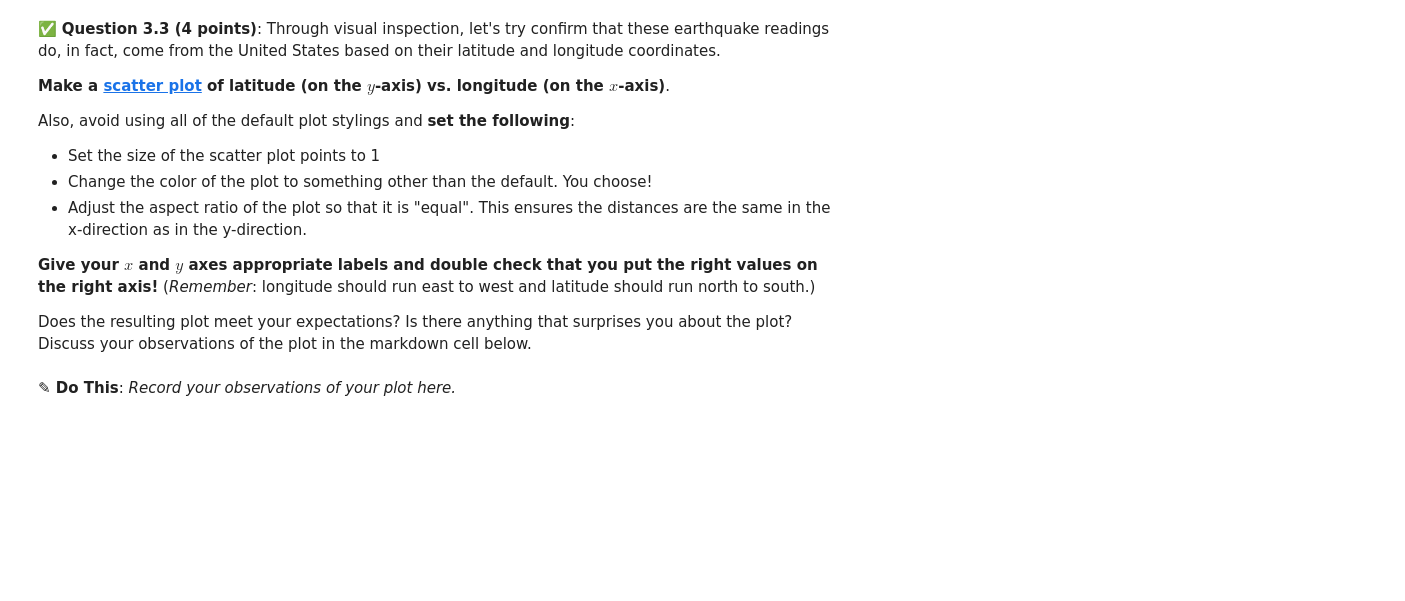
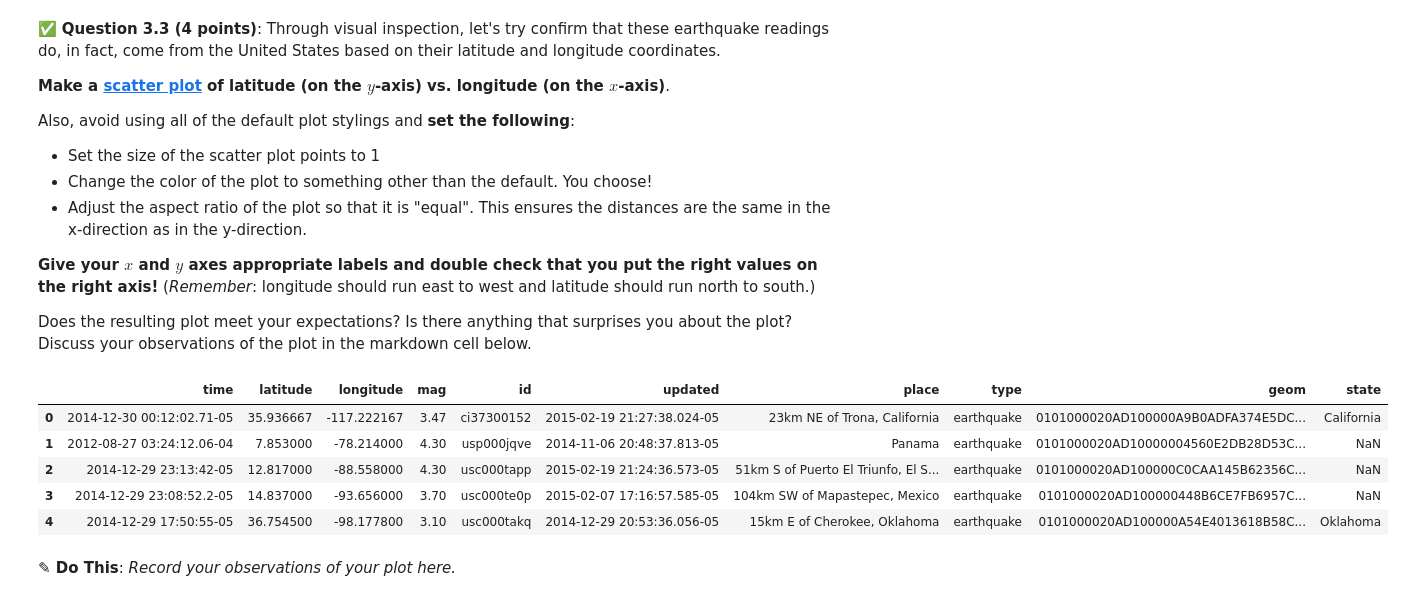
Before and after one commit to MrBay39/CMSE202-S-26-TurnIn, a Jupyter notebook: hw-01/HW-01_GitPracticeDebuggingPythonPackagesAndClasses-Goller_Steven.ipynb, the cells around one changed output. Cells and saved outputs as stored; diff of their text form; code cells hidden in the pictures; blank space fills up the shorter version.

```diff
--- a/hw-01/HW-01_GitPracticeDebuggingPythonPackagesAndClasses-Goller_Steven.ipynb
+++ b/hw-01/HW-01_GitPracticeDebuggingPythonPackagesAndClasses-Goller_Steven.ipynb
@@ -320,3 +385,27 @@ Does the resulting plot meet your expectations? Is there anything that surprises
+# %%
+### Put your code here
+import matplotlib.pyplot as plt
+import pandas as pd
+
+earthQuakeDf = pd.read_csv("earthquake_states.csv")
+
+earthQuakeDf.head()
+
+x = earthQuakeDf["longitude"]
+y = earthQuakeDf["latitude"]
+
+plt.scatter(x,y, s = 1, color = 'purple')
+plt.xlabel("Longitude")
+plt.ylabel("Latitude")
+plt.axis('equal')
+# # plt.show()
+# %% [output]
+|  | time | latitude | longitude | mag | id | updated | place | type | geom | state |
+| 0 | 2014-12-30 00:12:02.71-05 | 35.936667 | -117.222167 | 3.47 | ci37300152 | 2015-02-19 21:27:38.024-05 | 23km NE of Trona, California | earthquake | 0101000020AD100000A9B0ADFA374E5DC... | California |
+| 1 | 2012-08-27 03:24:12.06-04 | 7.853000 | -78.214000 | 4.30 | usp000jqve | 2014-11-06 20:48:37.813-05 | Panama | earthquake | 0101000020AD10000004560E2DB28D53C... | NaN |
+| 2 | 2014-12-29 23:13:42-05 | 12.817000 | -88.558000 | 4.30 | usc000tapp | 2015-02-19 21:24:36.573-05 | 51km S of Puerto El Triunfo, El S... | earthquake | 0101000020AD100000C0CAA145B62356C... | NaN |
+| 3 | 2014-12-29 23:08:52.2-05 | 14.837000 | -93.656000 | 3.70 | usc000te0p | 2015-02-07 17:16:57.585-05 | 104km SW of Mapastepec, Mexico | earthquake | 0101000020AD100000448B6CE7FB6957C... | NaN |
+| 4 | 2014-12-29 17:50:55-05 | 36.754500 | -98.177800 | 3.10 | usc000takq | 2014-12-29 20:53:36.056-05 | 15km E of Cherokee, Oklahoma | earthquake | 0101000020AD100000A54E4013618B58C... | Oklahoma |
 # %% [markdown]
 **<font size=+3>&#9998;</font> Do This**: *Record your observations of your plot here.*
 # %% [markdown]
```
Also changed, not shown: parts of 24 cells of this notebook.
